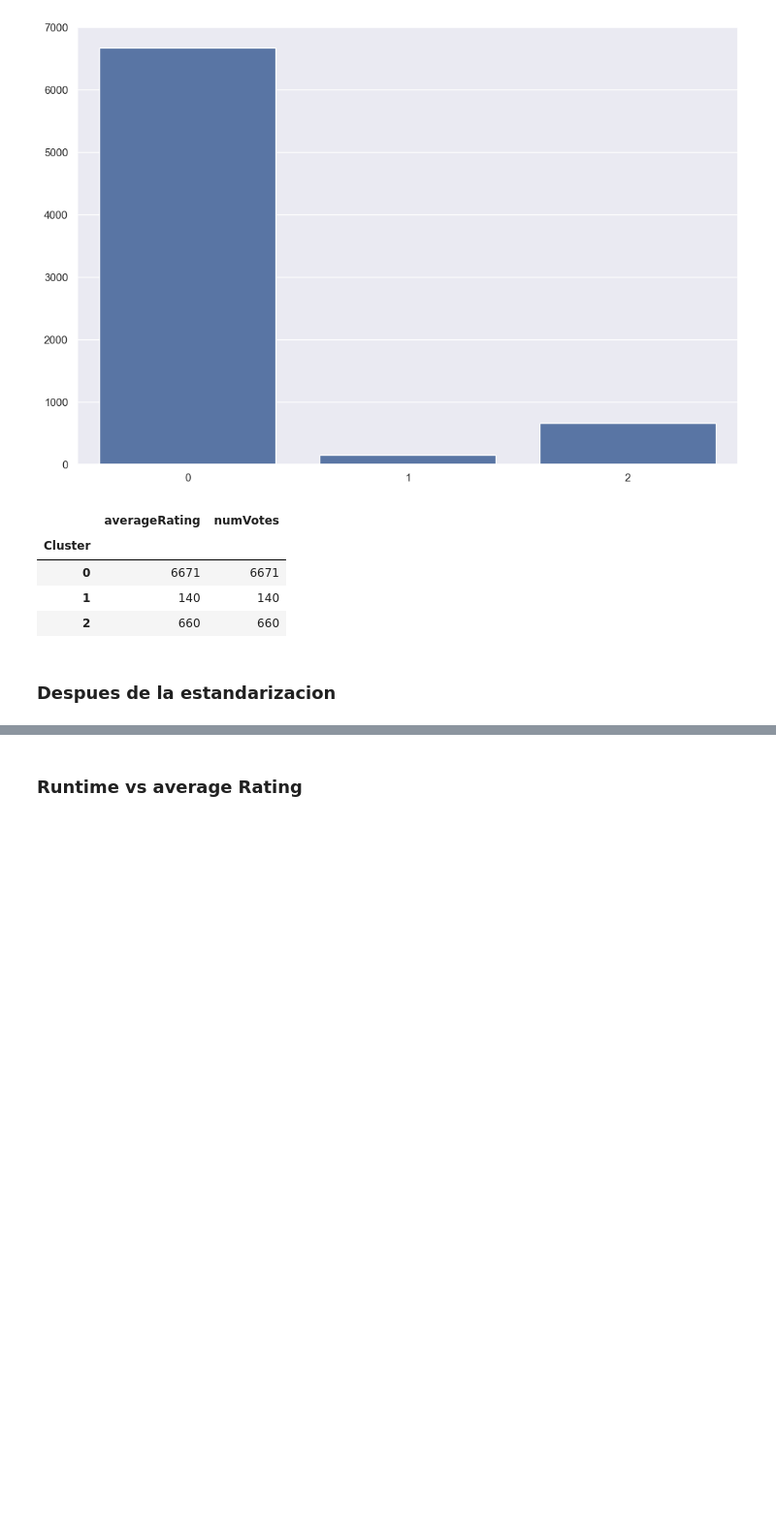
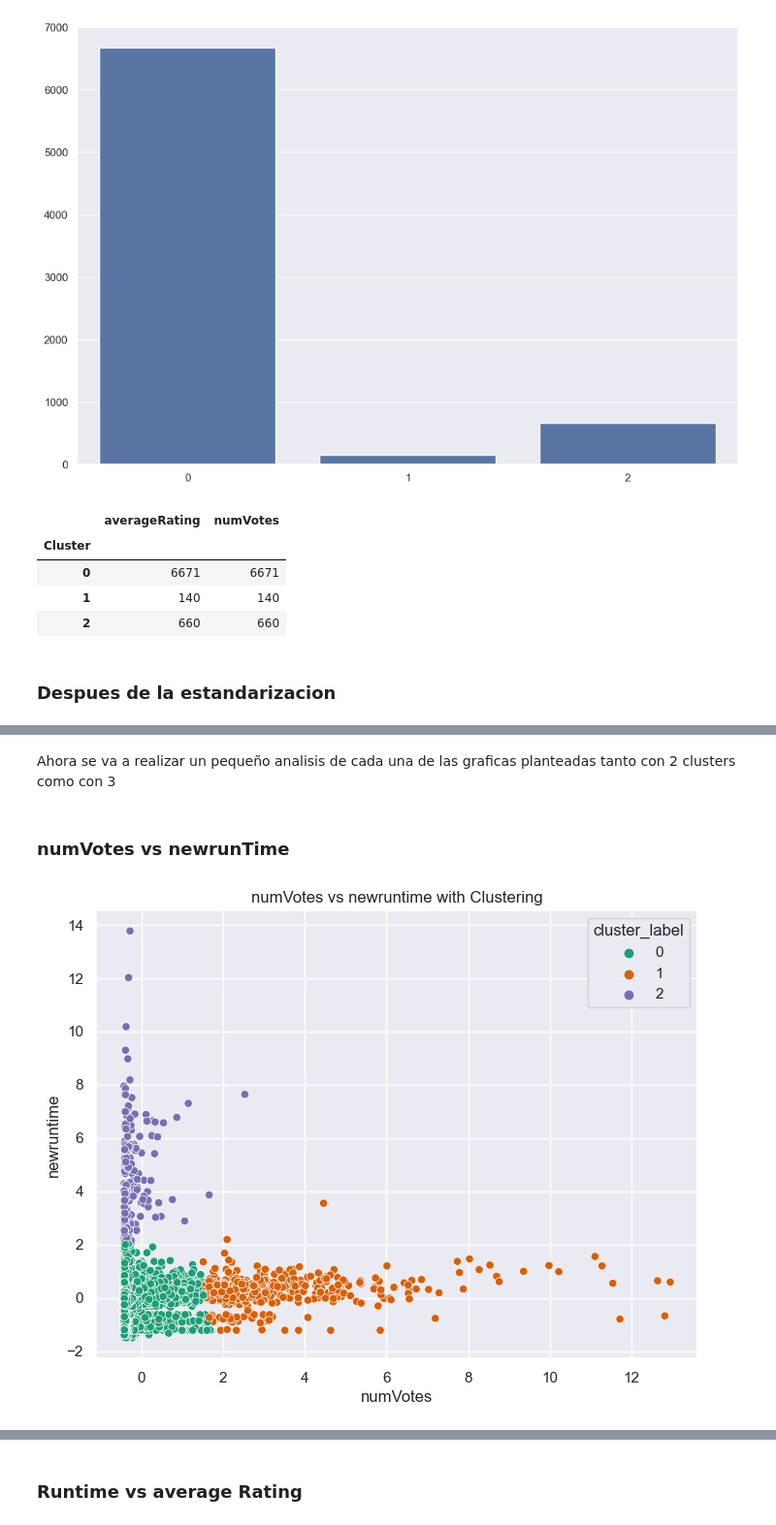
Before and after one commit to jf-garciam1/Lab-BI, a Jupyter notebook: Lab1.ipynb, the cells around one changed output, grey strips where cells are left out. Shown at 97% size. Drawn from its saved outputs; the diff is of its cells as text; code cells hidden in the pictures; blank space fills up the shorter version.

```diff
--- a/Lab1.ipynb
+++ b/Lab1.ipynb
@@ -618,0 +632,21 @@ df_movies.head()
+# %% [markdown]
+Ahora se va a realizar un pequeño analisis de cada una de las graficas planteadas tanto con 2 clusters como con 3
+# %% [markdown]
+### numVotes vs newrunTime
+# %%
+num_clusters = 3  # Número de clusters deseado
+kmeans = KMeans(n_clusters=num_clusters, random_state=42)
+kmeans.fit(df_normalized[['numVotes', 'newruntimeMinutes']])
+
+# Agregar las etiquetas de cluster al DataFrame
+df_normalized['cluster_label'] = kmeans.labels_
+
+# Crear una gráfica individual para 'numVotes' vs 'newruntime' con información de clustering
+plt.figure(figsize=(8, 6))
+sns.scatterplot(data=df_normalized, x='numVotes', y='newruntimeMinutes', hue='cluster_label', palette='Dark2')
+plt.title('numVotes vs newruntime with Clustering')
+plt.xlabel('numVotes')
+plt.ylabel('newruntime')
+plt.show()
+# %% [output]
+[figure, added]
```
Also changed, not shown: parts of 24 cells of this notebook.
